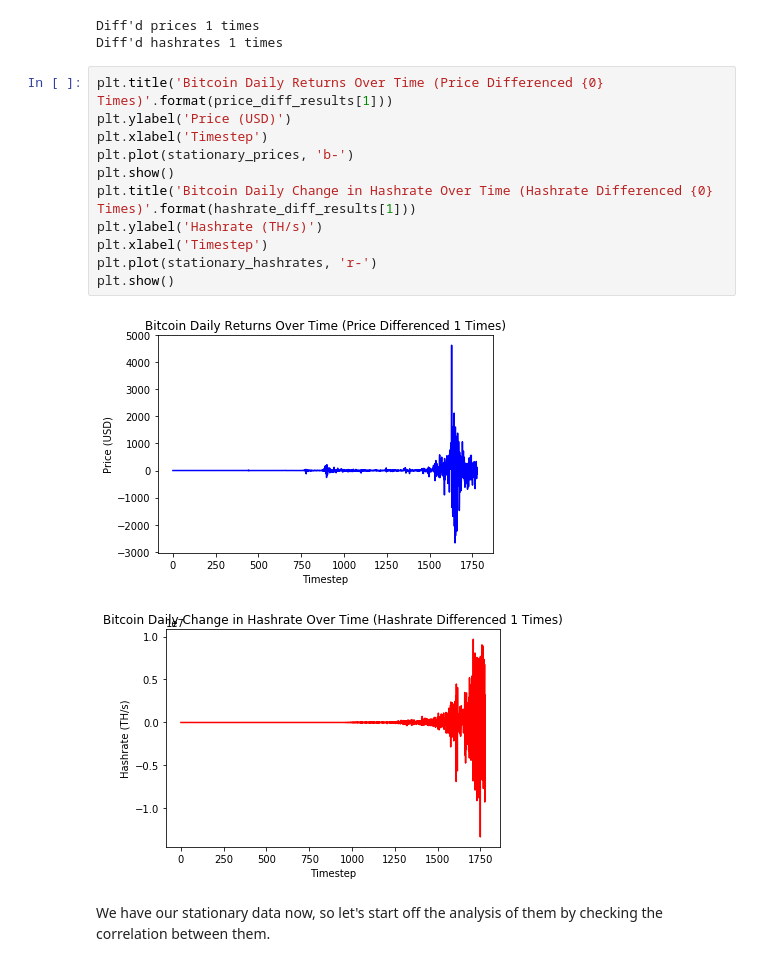
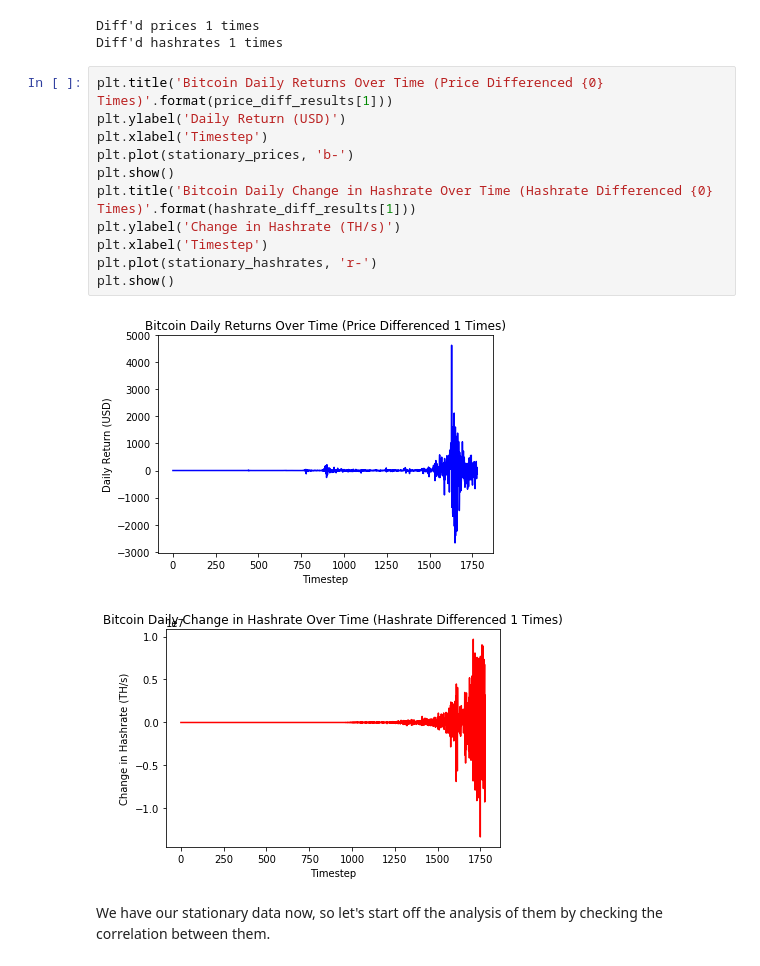
Before and after one commit to aunyks/btc-price-hashrate-causality, a Jupyter notebook: Bitcoin-Hashrate-Influence-On-Price.ipynb, the cells around one changed output. Cells and saved outputs as stored; diff of their text form.

```diff
--- a/Bitcoin-Hashrate-Influence-On-Price.ipynb
+++ b/Bitcoin-Hashrate-Influence-On-Price.ipynb
@@ -113,18 +113,18 @@ Diff'd prices 1 times
 Diff'd hashrates 1 times
 # %%
 plt.title('Bitcoin Daily Returns Over Time (Price Differenced {0} Times)'.format(price_diff_results[1]))
-plt.ylabel('Price (USD)')
+plt.ylabel('Daily Return (USD)')
 plt.xlabel('Timestep')
 plt.plot(stationary_prices, 'b-')
 plt.show()
 plt.title('Bitcoin Daily Change in Hashrate Over Time (Hashrate Differenced {0} Times)'.format(hashrate_diff_results[1]))
-plt.ylabel('Hashrate (TH/s)')
+plt.ylabel('Change in Hashrate (TH/s)')
 plt.xlabel('Timestep')
 plt.plot(stationary_hashrates, 'r-')
 plt.show()
 # %% [output]
-[figure, old version]
+[figure, new version]
-[figure, old version]
+[figure, new version]
 # %% [markdown]
 We have our stationary data now, so let's start off the analysis of them by checking the correlation between them.
 # %%
```
Also changed, not shown: parts of 3 cells of this notebook.
